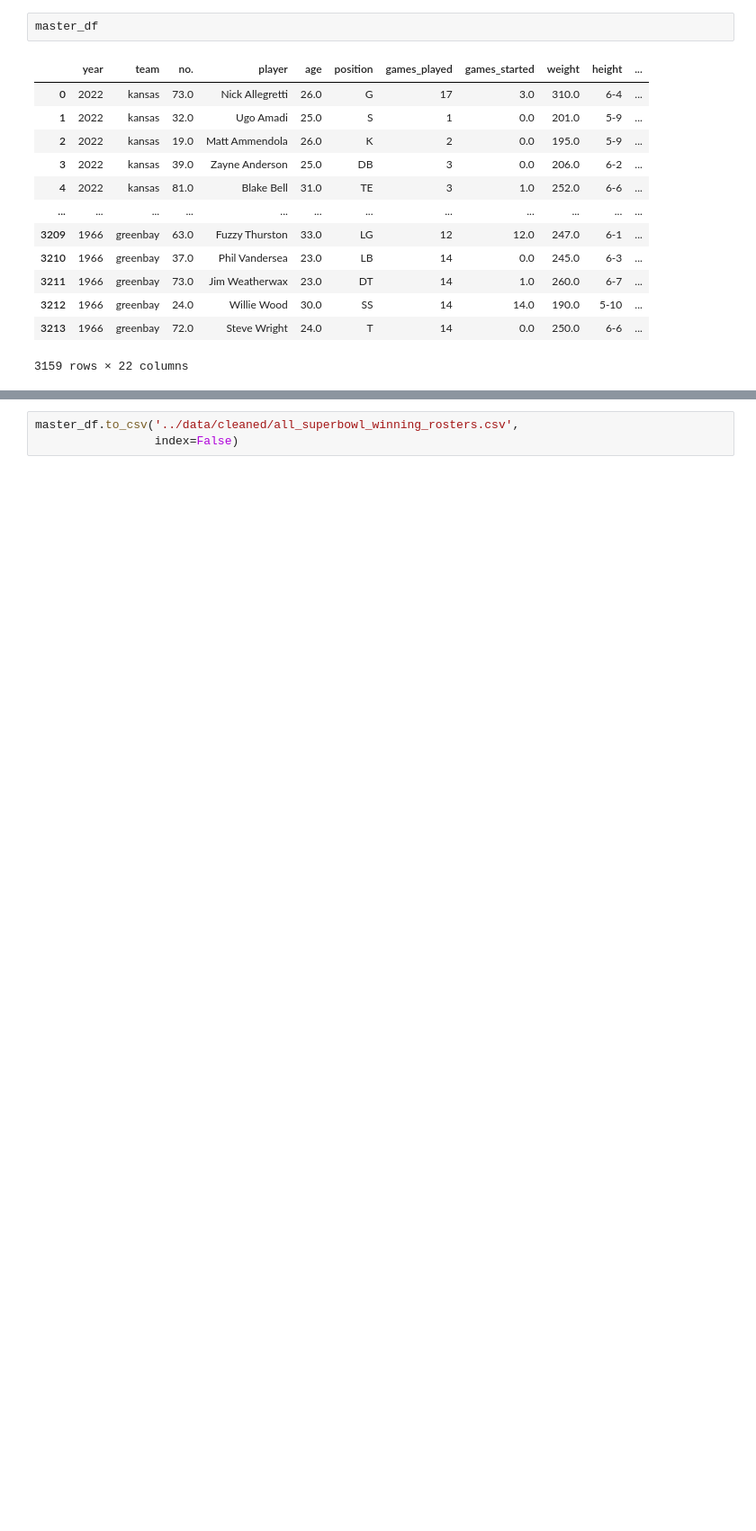
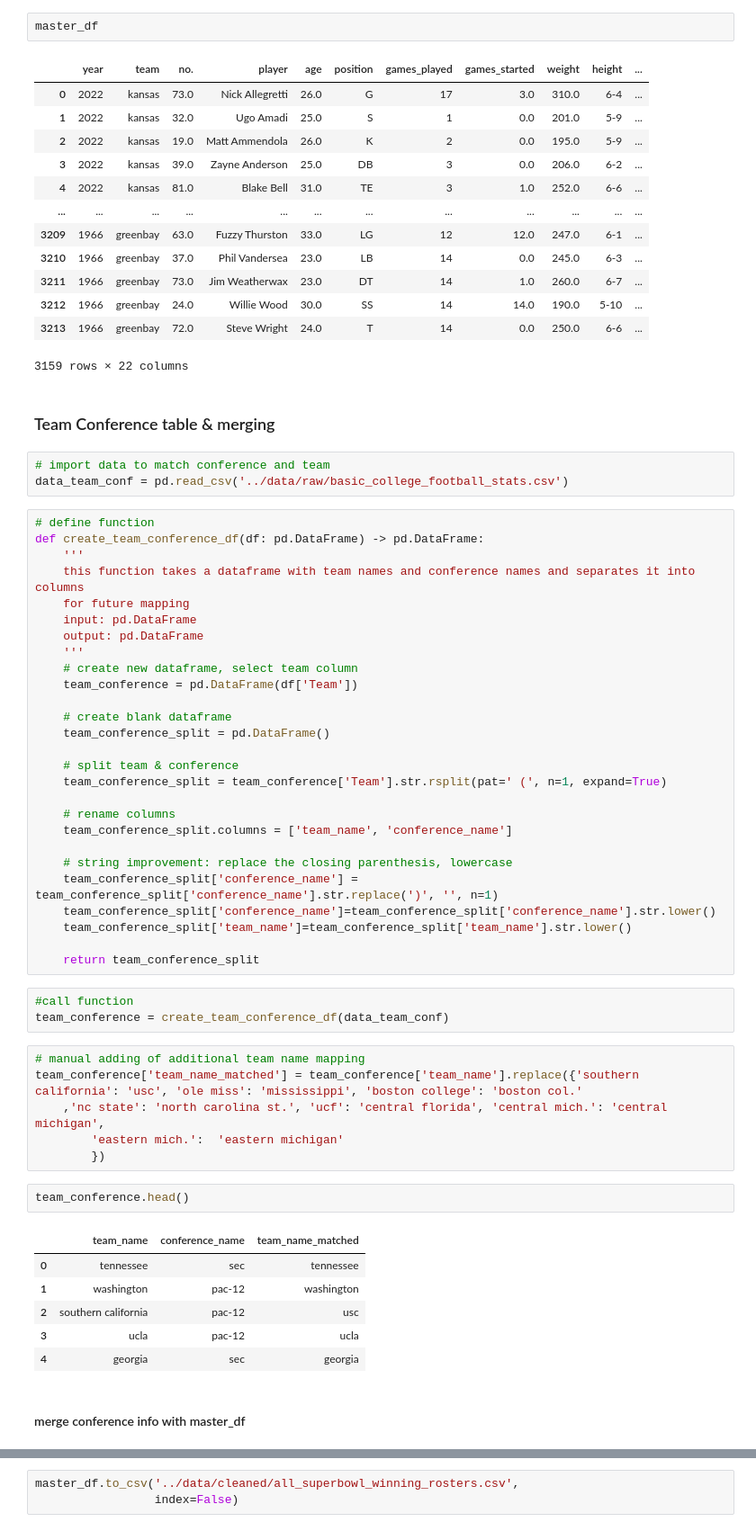
Before and after one commit to aferrers/nfl_superbowl_winners, a Jupyter notebook: notebooks/roster_aggregation_notebook.ipynb, the cells around one changed output, grey strips where cells are left out. Shown at 90% size. Saved outputs shown, nothing was run; the diff lists cells and outputs as text; blank space fills up the shorter version.

Commit message:
added conf_name to roster aggregation and replaced cleaned csv with one version instead of 2

```diff
--- a/notebooks/roster_aggregation_notebook.ipynb
+++ b/notebooks/roster_aggregation_notebook.ipynb
@@ -231,3 +231,55 @@ master_df
 | 3212 | 1966 | greenbay | 24.0 | Willie Wood | 30.0 | SS | 14 | 14.0 | 190.0 | 5-10 | ... |
 | 3213 | 1966 | greenbay | 72.0 | Steve Wright | 24.0 | T | 14 | 0.0 | 250.0 | 6-6 | ... |
 3159 rows × 22 columns
+# %% [markdown]
+### Team Conference table & merging
+# %%
+# import data to match conference and team
+data_team_conf = pd.read_csv('../data/raw/basic_college_football_stats.csv')
+# %%
+# define function
+def create_team_conference_df(df: pd.DataFrame) -> pd.DataFrame:
+    '''
+    this function takes a dataframe with team names and conference names and separates it into columns
+    for future mapping
+    input: pd.DataFrame
+    output: pd.DataFrame
+    '''
+    # create new dataframe, select team column
+    team_conference = pd.DataFrame(df['Team'])
+
+    # create blank dataframe
+    team_conference_split = pd.DataFrame()
+
+    # split team & conference
+    team_conference_split = team_conference['Team'].str.rsplit(pat=' (', n=1, expand=True)
+
+    # rename columns
+    team_conference_split.columns = ['team_name', 'conference_name']
+
+    # string improvement: replace the closing parenthesis, lowercase
+    team_conference_split['conference_name'] = team_conference_split['conference_name'].str.replace(')', '', n=1)
+    team_conference_split['conference_name']=team_conference_split['conference_name'].str.lower()
+    team_conference_split['team_name']=team_conference_split['team_name'].str.lower()
+
+    return team_conference_split
+# %%
+#call function
+team_conference = create_team_conference_df(data_team_conf)
+# %%
+# manual adding of additional team name mapping
+team_conference['team_name_matched'] = team_conference['team_name'].replace({'southern california': 'usc', 'ole miss': 'mississippi', 'boston college': 'boston col.'
+    ,'nc state': 'north carolina st.', 'ucf': 'central florida', 'central mich.': 'central michigan',
+        'eastern mich.':  'eastern michigan'
+        })
+# %%
+team_conference.head()
+# %% [output]
+|  | team_name | conference_name | team_name_matched |
+| 0 | tennessee | sec | tennessee |
+| 1 | washington | pac-12 | washington |
+| 2 | southern california | pac-12 | usc |
+| 3 | ucla | pac-12 | ucla |
+| 4 | georgia | sec | georgia |
+# %% [markdown]
+#### merge conference info with master_df
```
Also changed, not shown: parts of 5 cells of this notebook, 6 other files.
